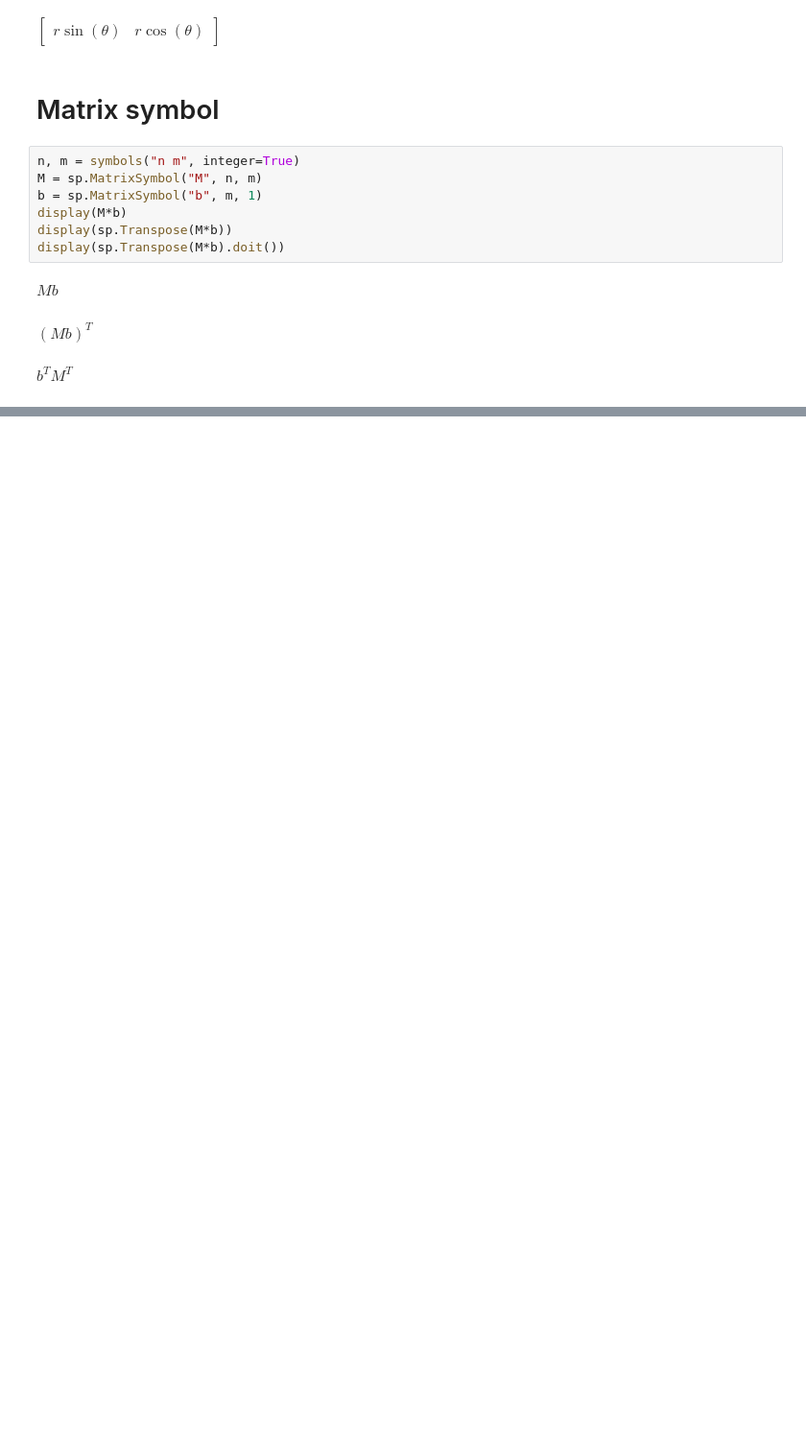
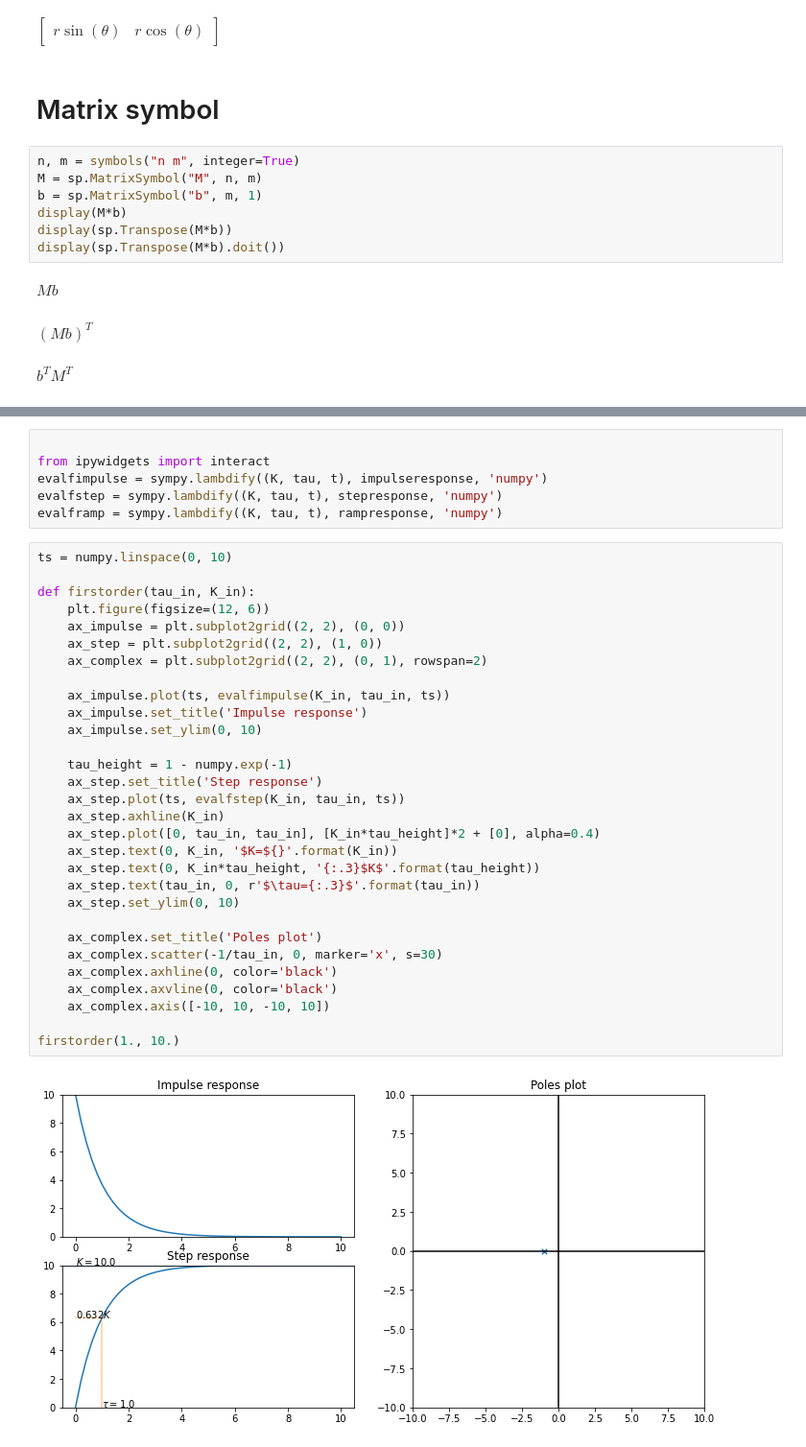
Before and after one commit to mocquin/quickstarts, a Jupyter notebook: Sympy.ipynb, the cells around one changed output, grey strips where cells are left out. Shown at 96% size. Cells and saved outputs as stored; diff of their text form; blank space fills up the shorter version.

```diff
--- a/Sympy.ipynb
+++ b/Sympy.ipynb
@@ -367,0 +397,38 @@ $\displaystyle b^{T} M^{T}$
+# %%
+
+from ipywidgets import interact
+evalfimpulse = sympy.lambdify((K, tau, t), impulseresponse, 'numpy')
+evalfstep = sympy.lambdify((K, tau, t), stepresponse, 'numpy')
+evalframp = sympy.lambdify((K, tau, t), rampresponse, 'numpy')
+# %%
+ts = numpy.linspace(0, 10)
+
+def firstorder(tau_in, K_in):
+    plt.figure(figsize=(12, 6))
+    ax_impulse = plt.subplot2grid((2, 2), (0, 0))
+    ax_step = plt.subplot2grid((2, 2), (1, 0))
+    ax_complex = plt.subplot2grid((2, 2), (0, 1), rowspan=2)
+
+    ax_impulse.plot(ts, evalfimpulse(K_in, tau_in, ts))
+    ax_impulse.set_title('Impulse response')
+    ax_impulse.set_ylim(0, 10)
+
+    tau_height = 1 - numpy.exp(-1)
+    ax_step.set_title('Step response')
+    ax_step.plot(ts, evalfstep(K_in, tau_in, ts))
+    ax_step.axhline(K_in)
+    ax_step.plot([0, tau_in, tau_in], [K_in*tau_height]*2 + [0], alpha=0.4)
+    ax_step.text(0, K_in, '$K=${}'.format(K_in))
+    ax_step.text(0, K_in*tau_height, '{:.3}$K$'.format(tau_height))
+    ax_step.text(tau_in, 0, r'$\tau={:.3}$'.format(tau_in))
+    ax_step.set_ylim(0, 10)
+
+    ax_complex.set_title('Poles plot')
+    ax_complex.scatter(-1/tau_in, 0, marker='x', s=30)
+    ax_complex.axhline(0, color='black')
+    ax_complex.axvline(0, color='black')
+    ax_complex.axis([-10, 10, -10, 10])
+
+firstorder(1., 10.)
+# %% [output]
+[figure, added]
```
Also changed, not shown: parts of 3 cells of this notebook.
